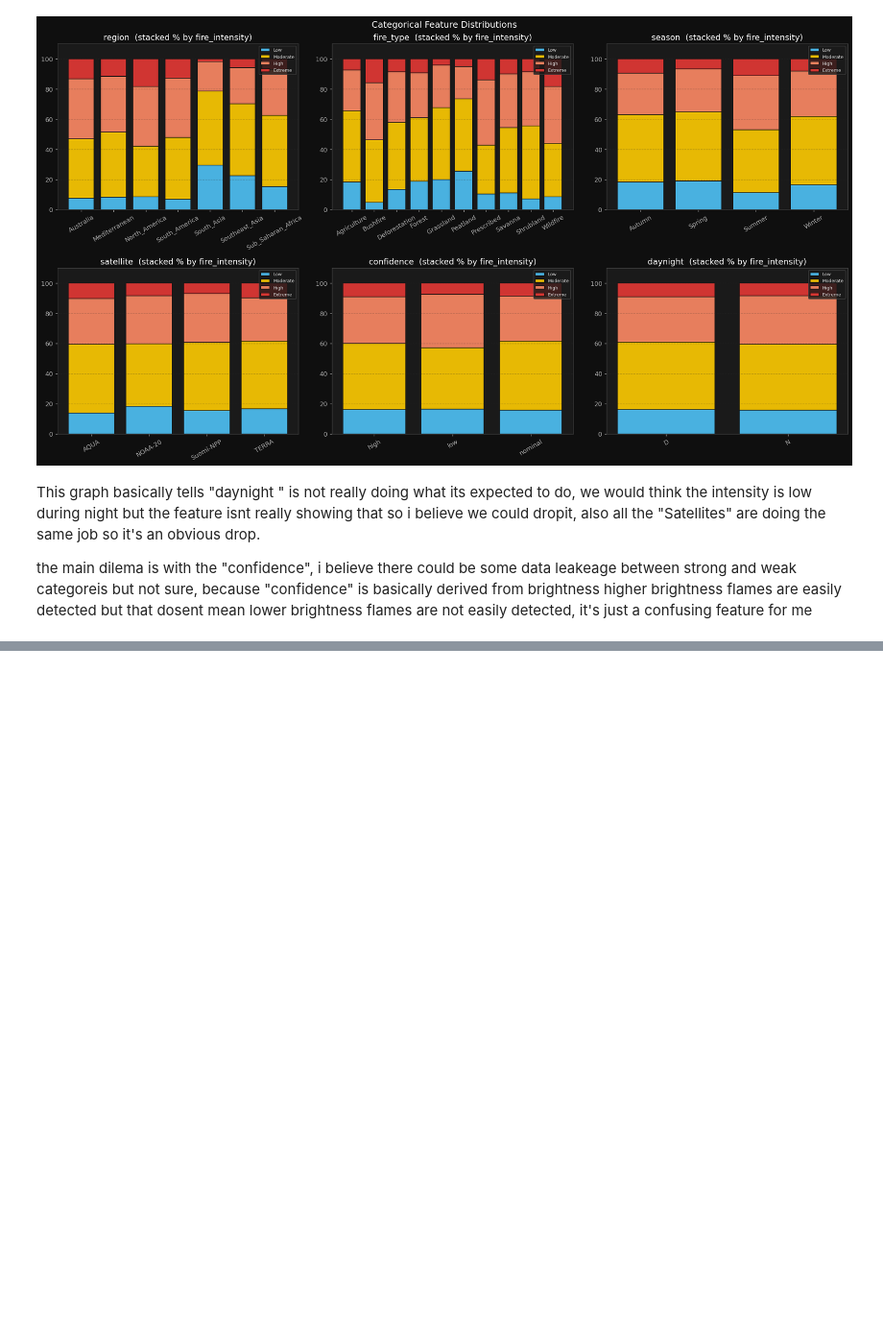
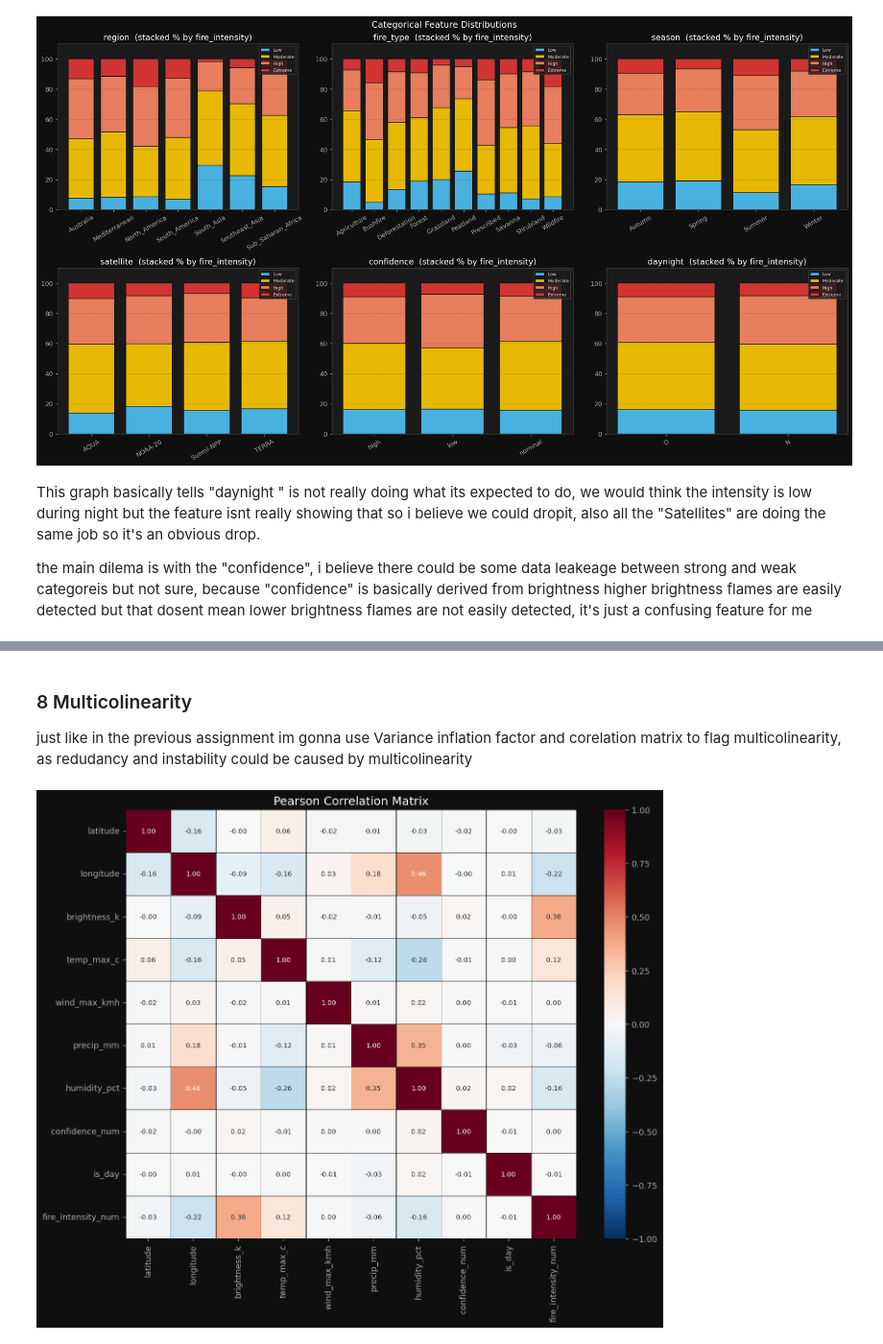
Before and after one commit to Anirudh-red11/Assignment-2-ComML, a Jupyter notebook: dataprep.ipynb, the cells around one changed output, grey strips where cells are left out. Shown at 96% size. Cells and saved outputs as stored; diff of their text form; code cells hidden in the pictures; blank space fills up the shorter version.

```diff
--- a/dataprep.ipynb
+++ b/dataprep.ipynb
@@ -444,0 +517,28 @@ the main dilema is with the "confidence", i believe there could be some data lea
+# %% [markdown]
+### 8 Multicolinearity
+just like in the previous assignment im gonna use Variance inflation factor and corelation matrix to flag multicolinearity, as redudancy and instability could be caused by multicolinearity
+# %%
+df_corr = df.copy()
+df_corr['fire_intensity_num'] = df_corr['fire_intensity'].map(
+    {v: i for i, v in enumerate(TARGET_ORDER)})
+df_corr['confidence_num'] = df_corr['confidence'].map({'low':0,'nominal':1,'high':2})
+df_corr['is_day'] = (df_corr['daynight'] == 'D').astype(int)
+
+num_for_corr = ['latitude','longitude','brightness_k','temp_max_c',
+                'wind_max_kmh','precip_mm','humidity_pct',
+                'confidence_num','is_day','fire_intensity_num']
+
+corr_matrix = df_corr[num_for_corr].corr()
+
+fig, ax = plt.subplots(figsize=(11, 9))
+mask = np.triu(np.ones_like(corr_matrix, dtype=bool), k=1)
+
+sns.heatmap(corr_matrix, ax=ax, annot=True, fmt='.2f',
+            cmap='RdBu_r', center=0, vmin=-1, vmax=1,
+            linewidths=0.5, linecolor='#0f0f0f',
+            annot_kws={'size': 8})
+ax.set_title('Pearson Correlation Matrix', fontsize=14)
+plt.tight_layout()
+plt.show()
+# %% [output]
+[figure, added]
```
Also changed, not shown: parts of 14 cells of this notebook, 1 other file.
